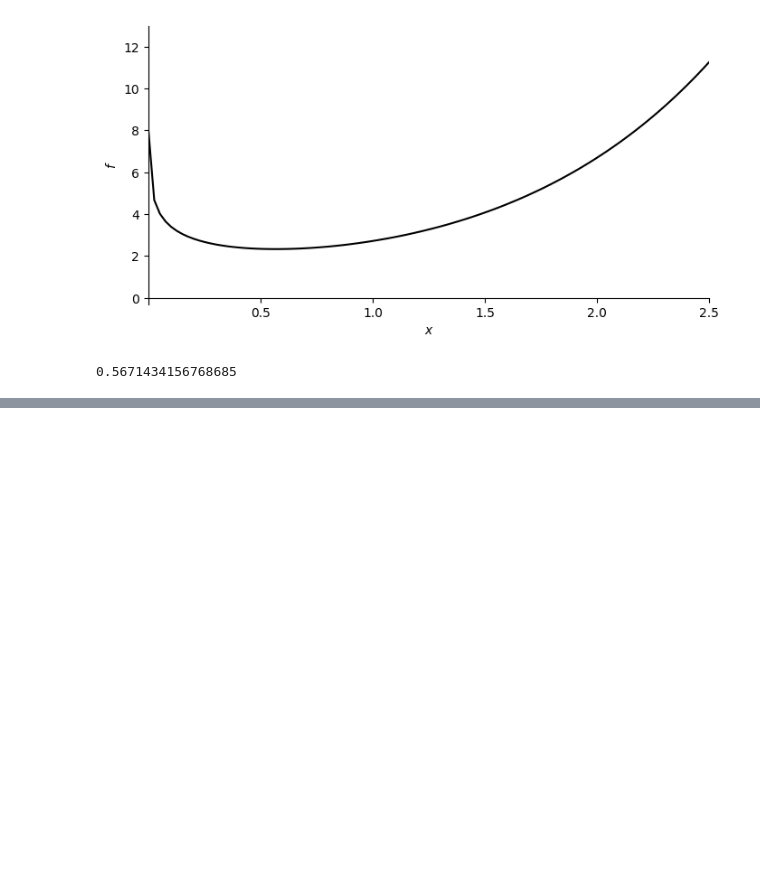
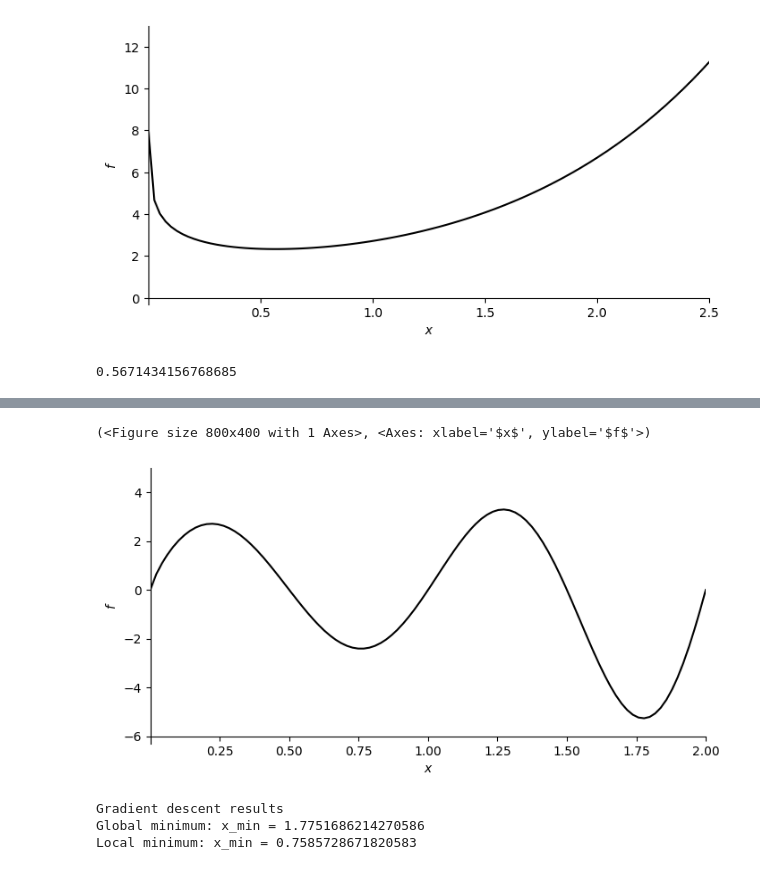
Before and after one commit to San-kalp/Maths-ML, a Jupyter notebook: Optimization Using Gradient Descent in One Variable/code.ipynb, the cells around one changed output, grey strips where cells are left out. Cells and saved outputs as stored; diff of their text form; code cells hidden in the pictures; blank space fills up the shorter version.

```diff
--- a/Optimization Using Gradient Descent in One Variable/code.ipynb
+++ b/Optimization Using Gradient Descent in One Variable/code.ipynb
@@ -40,0 +41,13 @@ gd_example_1 = gradient_descent_one_variable([0.001, 2.5], [-0.3, 13], f_of_x, d
+# %%
+plot_f([0.001, 2], [-6.3, 5], f_example_2, -6)
+# %% [output]
+(<Figure size 800x400 with 1 Axes>, <Axes: xlabel='$x$', ylabel='$f$'>)
+[figure, added]
+# %%
+print("Gradient descent results")
+print("Global minimum: x_min =", gradient_descent(dfdx_example_2, x=1.3, learning_rate=0.005, num_iterations=35))
+print("Local minimum: x_min =", gradient_descent(dfdx_example_2, x=0.25, learning_rate=0.005, num_iterations=35))
+# %% [output]
+Gradient descent results
+Global minimum: x_min = 1.7751686214270586
+Local minimum: x_min = 0.7585728671820583
```
Also changed, not shown: parts of 2 cells of this notebook.
